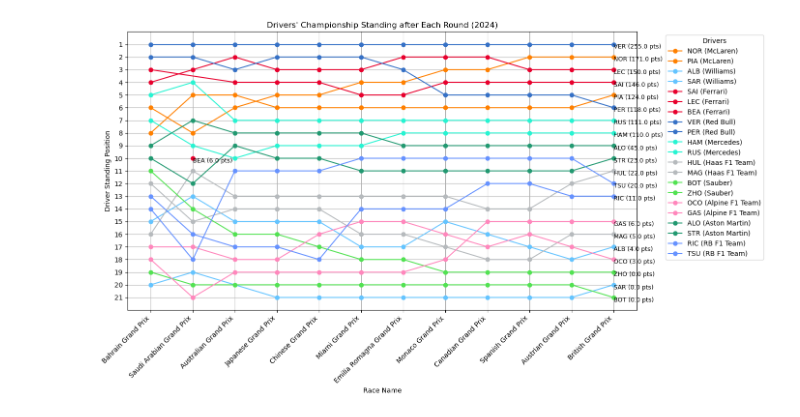
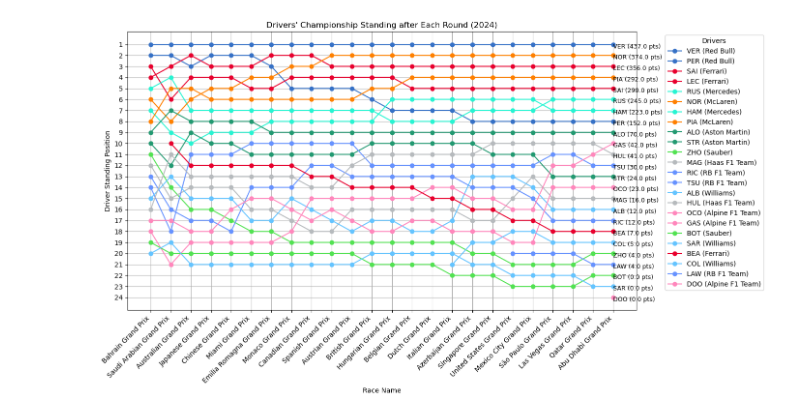
Before and after one commit to jakmate/F1DataAnalysis, a Jupyter notebook: standings.ipynb, the cells around one changed output. Cells and saved outputs as stored; diff of their text form; code cells hidden in the pictures.

Commit message:
standings rewritten for api

```diff
--- a/standings.ipynb
+++ b/standings.ipynb
@@ -32,0 +10,9 @@ custom_colors = getConstructorColours()
+# %%
+season_info = api.getDriverStandings(2024)
+try:
+    # Get the last round number from the response
+    last_round = int(season_info['MRData']['StandingsTable']['StandingsLists'][0]['round'])
+    print(f"Found {last_round} rounds in the 2024 season so far")
+except (KeyError, IndexError):
+    last_round = 10
+    print(f"Could not determine the number of rounds, using default of {last_round}")
@@ -32,0 +91,12 @@ custom_colors = getConstructorColours()
+# %%
+all_driver_standings = []
+
+print("Collecting driver standings for each round...")
+for round_num in range(1, last_round + 1):
+    print(f"Fetching data for round {round_num}...")
+    driver_data = api.getDriverStandings(2024, round_num)
+
+    round_standings = extract_driver_standings(driver_data)
+    all_driver_standings.append(round_standings)
+
+    time.sleep(0.5)
@@ -33,43 +121,43 @@ custom_colors = getConstructorColours()
+# %%
+driver_performance_2024 = pd.concat(all_driver_standings, ignore_index=True)
+driver_performance_2024['race_name'] = driver_performance_2024['round'].map(race_names)
 # %%
-# Plotting driver standings
 plt.figure(figsize=(14, 8))
 
 # Loop through each driver code to plot their standings over rounds
 for code in driver_performance_2024['code'].unique():
-    driver_data = driver_performance_2024[driver_performance_2024['code'] == code]
-    team = driver_data['team_name'].iloc[0]  # Get the team name for the driver
+    driver_data = driver_performance_2024[driver_performance_2024['code'] == code].sort_values('round')
+    team = driver_data['team_name'].iloc[0]
 
-    # Plotting all points
-    plt.plot(driver_data['name'], driver_data['position'], marker='o',
-             label=f'{code} ({team})', color=custom_colors.get(team, '#000000'), linestyle='-')
+    plt.plot(driver_data['race_name'], driver_data['position'], marker='o',
+             label=f'{code} ({team})', color=constructorColors.get(team, '#000000'), linestyle='-')
 
-    # Adding labels to the last point only, with offset to the right
+    # Adding labels to the last point only
     last_row = driver_data.iloc[-1]
     plt.text(
-        x=last_row['name'],
-        y=last_row['position'] + 0.2,  # Offset label to avoid overlapping with the point
+        x=last_row['race_name'],
+        y=last_row['position'] + 0.2,  # Offset label slightly
         s=f'{last_row["code"]} ({last_row["points"]} pts)',
         fontsize=9,
         ha='left',
         va='center',
         color='black'
     )
 
 # Invert y-axis so 1st position is at the top
 plt.gca().invert_yaxis()
 
 # Set y-axis ticks to be every integer value
-max_position = driver_performance_2024['position'].max()  # Find the maximum position
+max_position = driver_performance_2024['position'].max()
 plt.yticks(range(1, max_position + 1))
 
-# Add labels and title
 plt.xlabel('Race Name')
 plt.ylabel('Driver Standing Position')
 plt.title('Drivers\' Championship Standing after Each Round (2024)')
-plt.xticks(rotation=45, ha='right')  # Rotate x-axis labels for better readability
+plt.xticks(rotation=45, ha='right')
 plt.legend(title='Drivers', bbox_to_anchor=(1.05, 1), loc='upper left')  # Move legend outside plot
 plt.grid(True)
 plt.tight_layout()
 plt.show()
 # %% [output]
-[figure, old version]
+[figure, new version]
```
Also changed, not shown: parts of 18 cells of this notebook, 2 other files.
